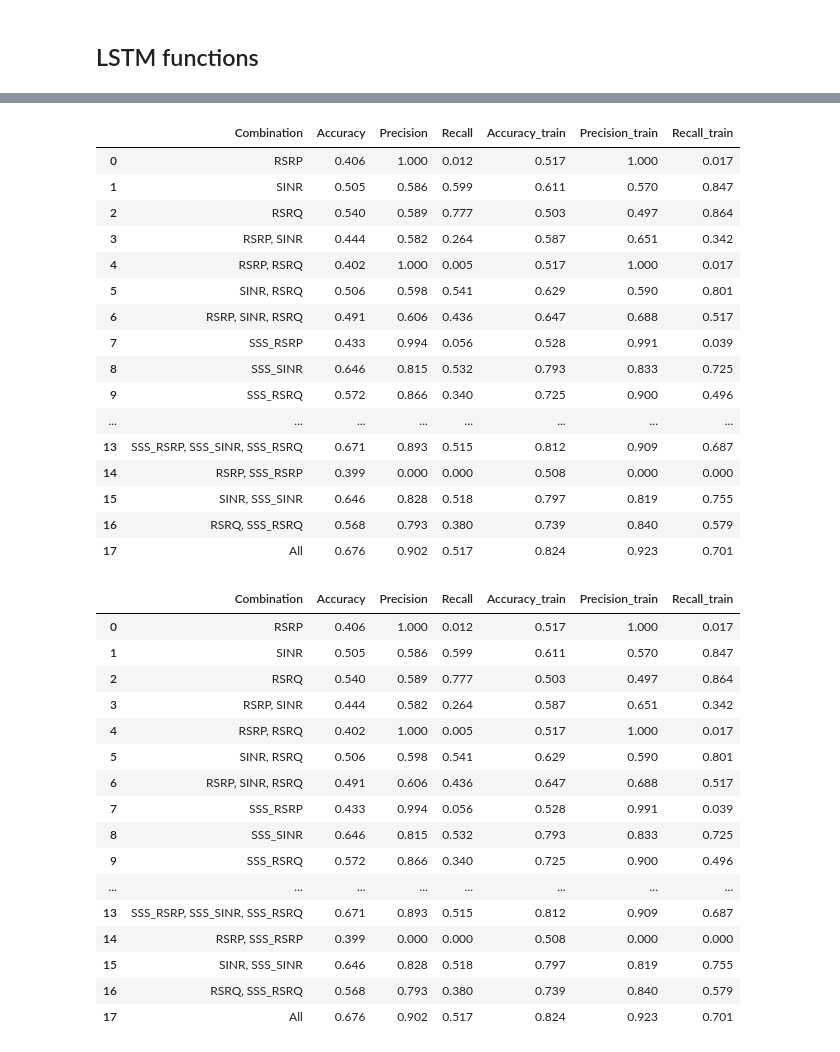
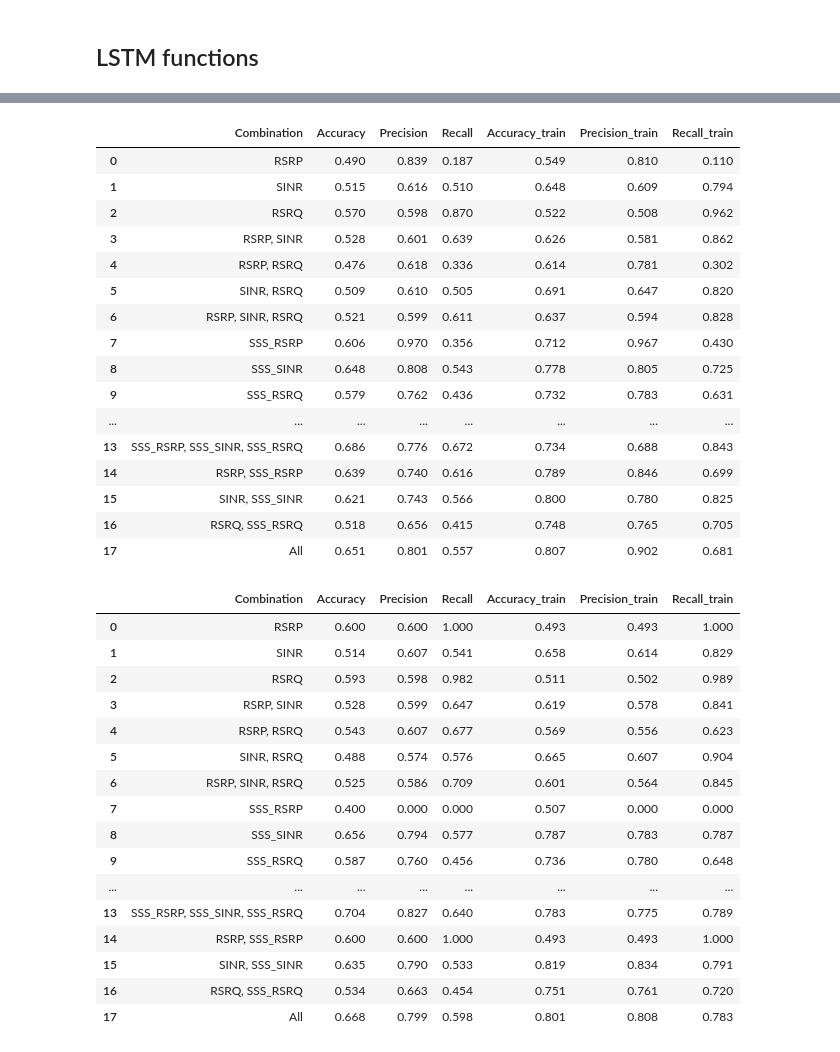
Before and after one commit to ihneskarbovik/master, a Jupyter notebook: test6_op2_mode_pred_structured.ipynb, the cells around one changed output, grey strips where cells are left out. Drawn from its saved outputs; the diff is of its cells as text; code cells hidden in the pictures.

```diff
--- a/test6_op2_mode_pred_structured.ipynb
+++ b/test6_op2_mode_pred_structured.ipynb
@@ -612,55 +708,55 @@ for n_steps_in in n_steps_ins:
 # %%
 x2n5 = step5_results['x:2']
 
-x2n5_results = pd.DataFrame.from_dict(x1n1, orient='index')
+x2n5_results = pd.DataFrame.from_dict(x2n5, orient='index')
 x2n5_results.reset_index(inplace=True)
 x2n5_results.rename(columns={'index': 'Combination'}, inplace=True)
 x2n5_results = x2n5_results.drop(['y_pred', 'y_true', 'train_true', 'train_pred', 'y_pred_plot', 'y_true_plot', 'train_pred_plot', 'train_true_plot', 'Accuracy_list', 'Accuracy_train_list'], axis=1)
 x2n5_results
 # %% [output]
 |  | Combination | Accuracy | Precision | Recall | Accuracy_train | Precision_train | Recall_train |
-| 0 | RSRP | 0.406 | 1.000 | 0.012 | 0.517 | 1.000 | 0.017 |
-| 1 | SINR | 0.505 | 0.586 | 0.599 | 0.611 | 0.570 | 0.847 |
-| 2 | RSRQ | 0.540 | 0.589 | 0.777 | 0.503 | 0.497 | 0.864 |
-| 3 | RSRP, SINR | 0.444 | 0.582 | 0.264 | 0.587 | 0.651 | 0.342 |
-| 4 | RSRP, RSRQ | 0.402 | 1.000 | 0.005 | 0.517 | 1.000 | 0.017 |
-| 5 | SINR, RSRQ | 0.506 | 0.598 | 0.541 | 0.629 | 0.590 | 0.801 |
-| 6 | RSRP, SINR, RSRQ | 0.491 | 0.606 | 0.436 | 0.647 | 0.688 | 0.517 |
-| 7 | SSS_RSRP | 0.433 | 0.994 | 0.056 | 0.528 | 0.991 | 0.039 |
-| 8 | SSS_SINR | 0.646 | 0.815 | 0.532 | 0.793 | 0.833 | 0.725 |
-| 9 | SSS_RSRQ | 0.572 | 0.866 | 0.340 | 0.725 | 0.900 | 0.496 |
+| 0 | RSRP | 0.490 | 0.839 | 0.187 | 0.549 | 0.810 | 0.110 |
+| 1 | SINR | 0.515 | 0.616 | 0.510 | 0.648 | 0.609 | 0.794 |
+| 2 | RSRQ | 0.570 | 0.598 | 0.870 | 0.522 | 0.508 | 0.962 |
+| 3 | RSRP, SINR | 0.528 | 0.601 | 0.639 | 0.626 | 0.581 | 0.862 |
+| 4 | RSRP, RSRQ | 0.476 | 0.618 | 0.336 | 0.614 | 0.781 | 0.302 |
+| 5 | SINR, RSRQ | 0.509 | 0.610 | 0.505 | 0.691 | 0.647 | 0.820 |
+| 6 | RSRP, SINR, RSRQ | 0.521 | 0.599 | 0.611 | 0.637 | 0.594 | 0.828 |
+| 7 | SSS_RSRP | 0.606 | 0.970 | 0.356 | 0.712 | 0.967 | 0.430 |
+| 8 | SSS_SINR | 0.648 | 0.808 | 0.543 | 0.778 | 0.805 | 0.725 |
+| 9 | SSS_RSRQ | 0.579 | 0.762 | 0.436 | 0.732 | 0.783 | 0.631 |
 | ... | ... | ... | ... | ... | ... | ... | ... |
-| 13 | SSS_RSRP, SSS_SINR, SSS_RSRQ | 0.671 | 0.893 | 0.515 | 0.812 | 0.909 | 0.687 |
-| 14 | RSRP, SSS_RSRP | 0.399 | 0.000 | 0.000 | 0.508 | 0.000 | 0.000 |
-| 15 | SINR, SSS_SINR | 0.646 | 0.828 | 0.518 | 0.797 | 0.819 | 0.755 |
-| 16 | RSRQ, SSS_RSRQ | 0.568 | 0.793 | 0.380 | 0.739 | 0.840 | 0.579 |
-| 17 | All | 0.676 | 0.902 | 0.517 | 0.824 | 0.923 | 0.701 |
+| 13 | SSS_RSRP, SSS_SINR, SSS_RSRQ | 0.686 | 0.776 | 0.672 | 0.734 | 0.688 | 0.843 |
+| 14 | RSRP, SSS_RSRP | 0.639 | 0.740 | 0.616 | 0.789 | 0.846 | 0.699 |
+| 15 | SINR, SSS_SINR | 0.621 | 0.743 | 0.566 | 0.800 | 0.780 | 0.825 |
+| 16 | RSRQ, SSS_RSRQ | 0.518 | 0.656 | 0.415 | 0.748 | 0.765 | 0.705 |
+| 17 | All | 0.651 | 0.801 | 0.557 | 0.807 | 0.902 | 0.681 |
 # %%
 x5n5 = step5_results['x:5']
 
-x5n5_results = pd.DataFrame.from_dict(x1n1, orient='index')
+x5n5_results = pd.DataFrame.from_dict(x5n5, orient='index')
 x5n5_results.reset_index(inplace=True)
 x5n5_results.rename(columns={'index': 'Combination'}, inplace=True)
 x5n5_results = x5n5_results.drop(['y_pred', 'y_true', 'train_true', 'train_pred', 'y_pred_plot', 'y_true_plot', 'train_pred_plot', 'train_true_plot', 'Accuracy_list', 'Accuracy_train_list'], axis=1)
 x5n5_results
 # %% [output]
 |  | Combination | Accuracy | Precision | Recall | Accuracy_train | Precision_train | Recall_train |
-| 0 | RSRP | 0.406 | 1.000 | 0.012 | 0.517 | 1.000 | 0.017 |
-| 1 | SINR | 0.505 | 0.586 | 0.599 | 0.611 | 0.570 | 0.847 |
-| 2 | RSRQ | 0.540 | 0.589 | 0.777 | 0.503 | 0.497 | 0.864 |
-| 3 | RSRP, SINR | 0.444 | 0.582 | 0.264 | 0.587 | 0.651 | 0.342 |
-| 4 | RSRP, RSRQ | 0.402 | 1.000 | 0.005 | 0.517 | 1.000 | 0.017 |
-| 5 | SINR, RSRQ | 0.506 | 0.598 | 0.541 | 0.629 | 0.590 | 0.801 |
-| 6 | RSRP, SINR, RSRQ | 0.491 | 0.606 | 0.436 | 0.647 | 0.688 | 0.517 |
-| 7 | SSS_RSRP | 0.433 | 0.994 | 0.056 | 0.528 | 0.991 | 0.039 |
-| 8 | SSS_SINR | 0.646 | 0.815 | 0.532 | 0.793 | 0.833 | 0.725 |
-| 9 | SSS_RSRQ | 0.572 | 0.866 | 0.340 | 0.725 | 0.900 | 0.496 |
+| 0 | RSRP | 0.600 | 0.600 | 1.000 | 0.493 | 0.493 | 1.000 |
+| 1 | SINR | 0.514 | 0.607 | 0.541 | 0.658 | 0.614 | 0.829 |
+| 2 | RSRQ | 0.593 | 0.598 | 0.982 | 0.511 | 0.502 | 0.989 |
+| 3 | RSRP, SINR | 0.528 | 0.599 | 0.647 | 0.619 | 0.578 | 0.841 |
+| 4 | RSRP, RSRQ | 0.543 | 0.607 | 0.677 | 0.569 | 0.556 | 0.623 |
+| 5 | SINR, RSRQ | 0.488 | 0.574 | 0.576 | 0.665 | 0.607 | 0.904 |
+| 6 | RSRP, SINR, RSRQ | 0.525 | 0.586 | 0.709 | 0.601 | 0.564 | 0.845 |
+| 7 | SSS_RSRP | 0.400 | 0.000 | 0.000 | 0.507 | 0.000 | 0.000 |
+| 8 | SSS_SINR | 0.656 | 0.794 | 0.577 | 0.787 | 0.783 | 0.787 |
+| 9 | SSS_RSRQ | 0.587 | 0.760 | 0.456 | 0.736 | 0.780 | 0.648 |
 | ... | ... | ... | ... | ... | ... | ... | ... |
-| 13 | SSS_RSRP, SSS_SINR, SSS_RSRQ | 0.671 | 0.893 | 0.515 | 0.812 | 0.909 | 0.687 |
-| 14 | RSRP, SSS_RSRP | 0.399 | 0.000 | 0.000 | 0.508 | 0.000 | 0.000 |
-| 15 | SINR, SSS_SINR | 0.646 | 0.828 | 0.518 | 0.797 | 0.819 | 0.755 |
-| 16 | RSRQ, SSS_RSRQ | 0.568 | 0.793 | 0.380 | 0.739 | 0.840 | 0.579 |
-| 17 | All | 0.676 | 0.902 | 0.517 | 0.824 | 0.923 | 0.701 |
+| 13 | SSS_RSRP, SSS_SINR, SSS_RSRQ | 0.704 | 0.827 | 0.640 | 0.783 | 0.775 | 0.789 |
+| 14 | RSRP, SSS_RSRP | 0.600 | 0.600 | 1.000 | 0.493 | 0.493 | 1.000 |
+| 15 | SINR, SSS_SINR | 0.635 | 0.790 | 0.533 | 0.819 | 0.834 | 0.791 |
+| 16 | RSRQ, SSS_RSRQ | 0.534 | 0.663 | 0.454 | 0.751 | 0.761 | 0.720 |
+| 17 | All | 0.668 | 0.799 | 0.598 | 0.801 | 0.808 | 0.783 |
 # %%
 x8n5 = step5_results['x:8']
 
```
Also changed, not shown: parts of 21 cells of this notebook, 1 other file.
